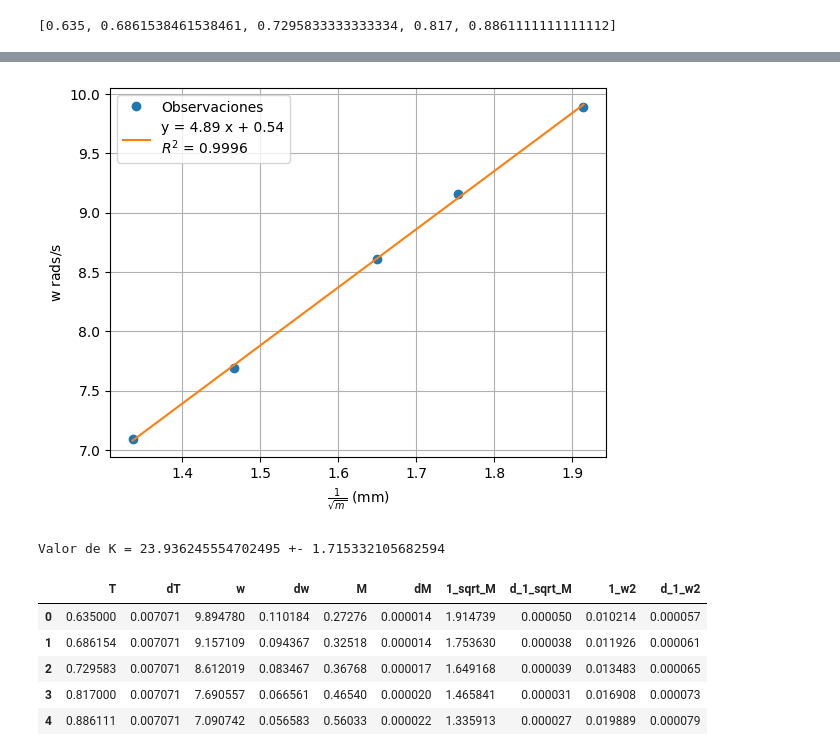
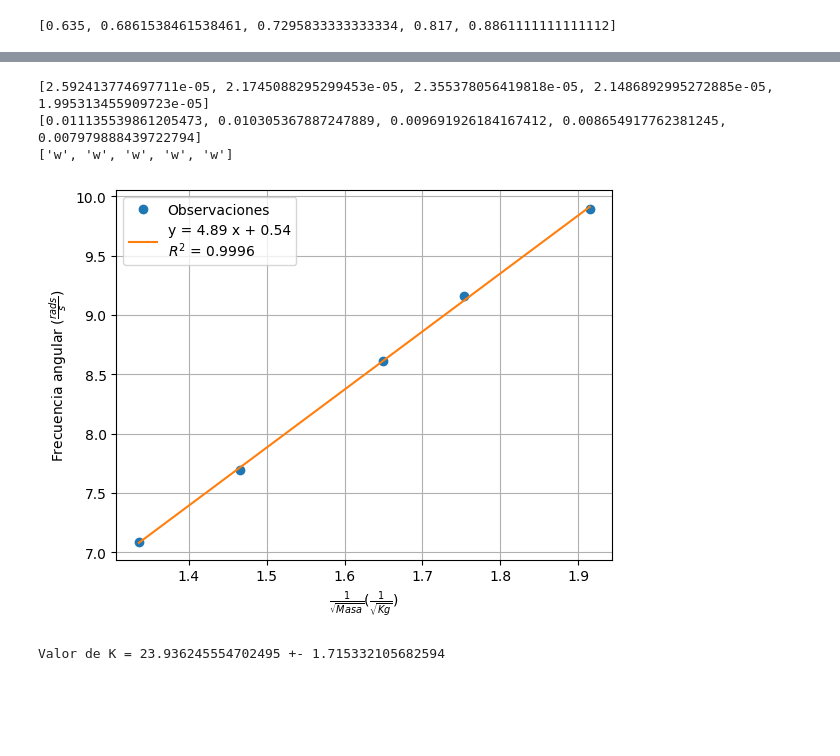
Before and after one commit to MatiMoran/Mecanica-y-Termodinamica-2024-1C, a Jupyter notebook: laboratorios/Labo04-05/Labo03.ipynb, the cells around one changed output, grey strips where cells are left out. Drawn from its saved outputs; the diff is of its cells as text; code cells hidden in the pictures; blank space fills up the shorter version.

```diff
--- a/laboratorios/Labo04-05/Labo03.ipynb
+++ b/laboratorios/Labo04-05/Labo03.ipynb
@@ -177,15 +176,14 @@ print(res)
 ['L', 'L', 'L', 'L', 'L', 'L', 'L', 'L', 'L']
 # %%
 # 2C
-
 def lineal(x, a, b):
     return a * x + b
 
-def fit_with_curve_fit(lineal, x, y, y_err):
+def fit_with_curve(lineal, x, y, y_err):
     popt, pconv = curve_fit(lineal, x, y, sigma=y_err, absolute_sigma=True)
     return popt[0], popt[1], np.sqrt(pconv.diagonal())[0], np.sqrt(pconv.diagonal())[1]
 
-a, b, da, db = fit_with_curve_fit(lineal, df['M'], df['L'], df['dL'])
+a, b, da, db = fit_with_curve(lineal, df['M'], df['L'], df['dL'])
 
 R2 = 1 - np.sum((lineal(df['M'], a, b) - df['L'])**2) / np.sum((df['L'] - np.mean(df['L']))**2)
 
@@ -355,0 +279,31 @@ print(res)
+# %%
+# Como T = t_f - t_i / (N-1)
+dT = np.sqrt(0.005**2 + 0.005**2)
+
+df = pd.DataFrame()
+
+df['T'] = np.array(periods)
+df.loc[:, 'dT'] = dT
+
+df['M'] = np.array(pesos)
+df.loc[:, "dM"] = np.sqrt(np.array([2,2,3,4,5])) * 0.00001
+
+df['1_M'] = 1/df['M']
+df['d_1_M'] = df['dM'] / df['M']**2
+
+df['1_sqrt_M'] = 1/np.sqrt(df['M'])
+df['d_1_sqrt_M'] = df['dM'] / (2 * (df['M'])**(3/2))
+
+df['w'] = 2*np.pi / df['T']
+df.loc[:, 'dw'] = 2*np.pi / (df['T']**2) * df['dT']
+
+df['w2'] = df['w']**2
+df['dw2'] = 2 * df['w'] * df['dw']
+
+df['1_w2'] = 1/df['w']**2
+df['d_1_w2'] = df['dw'] / (2 * df['w']**3)
+
+#df['M w2'] = df['M'] * df['w']**2
+#df['d_M w2'] = np.sqrt((df['w']**2 * df['dM'])**2 + (2 * df['w'] * df['M'] * df['dw'])**2)
+
+df
@@ -356,35 +317,33 @@ print(res)
+# %%
+res, erroresRelativos1, erroresRelativos2 = mayorErrorRelativo(df, '1_sqrt_M', 'd_1_sqrt_M', 'w', 'dw')
+print(erroresRelativos1)
+print(erroresRelativos2)
+print(res)
+# %% [output]
+[2.592413774697711e-05, 2.1745088295299453e-05, 2.355378056419818e-05, 2.1486892995272885e-05, 1.995313455909723e-05]
+[0.011135539861205473, 0.010305367887247889, 0.009691926184167412, 0.008654917762381245, 0.007979888439722794]
+['w', 'w', 'w', 'w', 'w']
 # %%
 # 2C
-a, b, da, db = fit_with_curve_fit(lineal, df['1_sqrt_M'], df['w'], df['dw'])
+a, b, da, db = fit_with_curve(lineal, df['1_sqrt_M'], df['w'], df['dw'])
 
 R2 = 1 - np.sum((lineal(df['1_sqrt_M'], a, b) - df['w'])**2) / np.sum((df['w'] - np.mean(df['w']))**2)
 
 #plt.errorbar(df['M'], df['L'], xerr=df['d_M'], yerr=df['dL'], fmt='o', label='Observaciones Con df')
 plt.plot(df['1_sqrt_M'], df['w'], 'o', label='Observaciones')
 
 plt.plot(df['1_sqrt_M'], lineal(df['1_sqrt_M'], a, b), label=f"y = {a:.2f} x + {b:.2f}\n"+r"$R^2$"+f" = {R2:.4f}")
 
-plt.xlabel(r'$\frac{1}{\sqrt{m}}$ (mm)')
-plt.ylabel(r'w $\mathrm{rads/s}$')
+plt.xlabel(r'$\frac{1}{\sqrt{Masa}} (\frac{1}{\sqrt{Kg}})$')
+plt.ylabel(r'Frecuencia angular ($\frac{rads}{s}$)')
 plt.legend()
 plt.grid()
 plt.show()
 
 # calculemos K
 K = a**2
 dK = 2*a * da
 print(f"Valor de K = {K} +- {dK}")
 # %% [output]
-[figure, old version]
+[figure, new version]
 Valor de K = 23.936245554702495 +- 1.715332105682594
-# %%
-df['1_w2'] = 1/df['w']**2
-df['d_1_w2'] = df['dw'] / (2 * df['w']**3)
-df
-# %% [output]
-|  | T | dT | w | dw | M | dM | 1_sqrt_M | d_1_sqrt_M | 1_w2 | d_1_w2 |
-| 0 | 0.635000 | 0.007071 | 9.894780 | 0.110184 | 0.27276 | 0.000014 | 1.914739 | 0.000050 | 0.010214 | 0.000057 |
-| 1 | 0.686154 | 0.007071 | 9.157109 | 0.094367 | 0.32518 | 0.000014 | 1.753630 | 0.000038 | 0.011926 | 0.000061 |
-| 2 | 0.729583 | 0.007071 | 8.612019 | 0.083467 | 0.36768 | 0.000017 | 1.649168 | 0.000039 | 0.013483 | 0.000065 |
-| 3 | 0.817000 | 0.007071 | 7.690557 | 0.066561 | 0.46540 | 0.000020 | 1.465841 | 0.000031 | 0.016908 | 0.000073 |
-| 4 | 0.886111 | 0.007071 | 7.090742 | 0.056583 | 0.56033 | 0.000022 | 1.335913 | 0.000027 | 0.019889 | 0.000079 |
```
Also changed, not shown: parts of 15 cells of this notebook, 2 other files.
